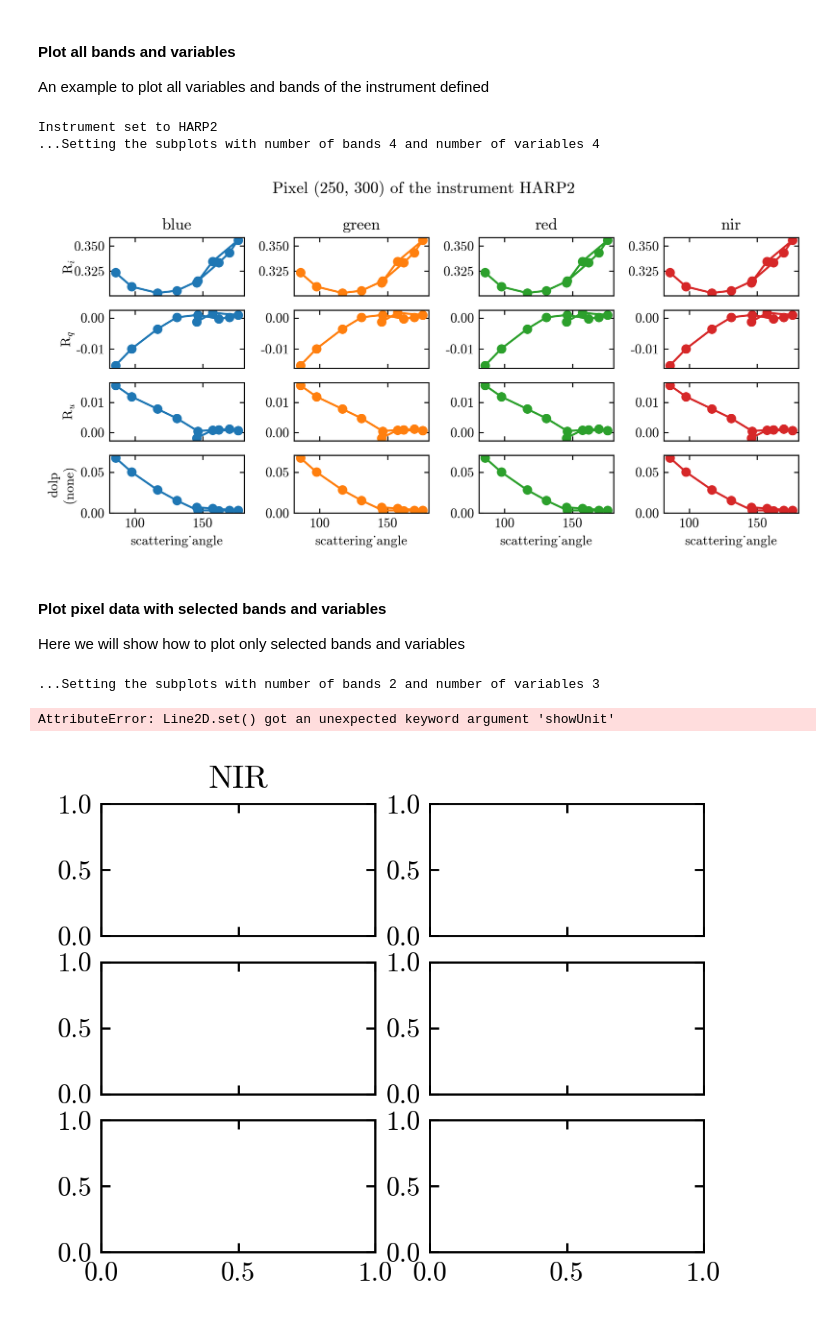
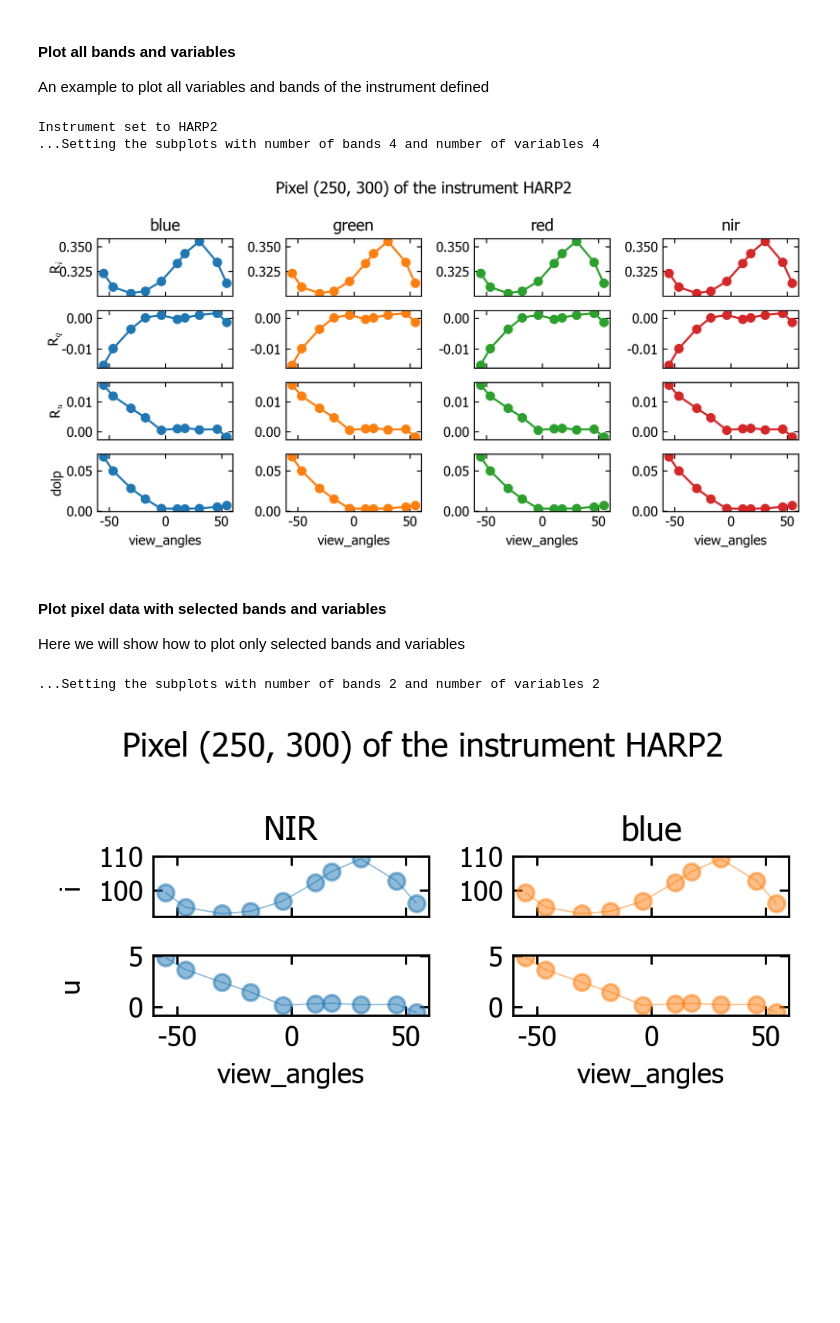
Before and after one commit to aninramesh/nasa-pace-data-reader, a Jupyter notebook: Examples/L1C-example.ipynb, the cells around one changed output. Cells and saved outputs as stored; diff of their text form; code cells hidden in the pictures; blank space fills up the shorter version.

```diff
--- a/Examples/L1C-example.ipynb
+++ b/Examples/L1C-example.ipynb
@@ -94,24 +104,24 @@ An example to plot all variables and bands of the instrument defined
 plt_.setInstrument()
 
 # plot all vars and bands
-plt_.plotPixelVars(pixel[0], pixel[1])
+plt_.plotPixelVars(pixel[0], pixel[1], xAxis='view_angles')
 # %% [output]
 Instrument set to HARP2
 ...Setting the subplots with number of bands 4 and number of variables 4
-[figure, old version]
+[figure, new version]
 # %% [markdown]
 #### Plot pixel data with selected bands and variables
 Here we will show how to plot only selected bands and variables
 # %%
 
 # plot only specific bands and vars
-plt_.vars2plot = ['i', 'q', 'u']    # Order in the list is the order of plotting
+plt_.vars2plot = ['i',  'u']    # Order in the list is the order of plotting
 plt_.bands2plot = ['NIR', 'blue']   # Order in the list is the order of plotting
 
 # plot radiance
 plt_.reflectance = False # switching back to radiance
-plt_.plotPixelVars(pixel[0], pixel[1], bands= plt_.bands2plot, showUnit=False, alpha=0.5, linewidth=0.5) # you can pass any other arguments to the plot function
+plt_.plotPixelVars(pixel[0], pixel[1], bands= plt_.bands2plot, xAxis= 'view_angles',
+                   showUnit=False, alpha=0.5, linewidth=0.5) # you can pass any other arguments to the plot function
 # %% [output]
-...Setting the subplots with number of bands 2 and number of variables 3
+...Setting the subplots with number of bands 2 and number of variables 2
-AttributeError: Line2D.set() got an unexpected keyword argument 'showUnit'
-[figure, old version]
+[figure, new version]
```
Also changed, not shown: parts of 5 cells of this notebook, 2 other files.
